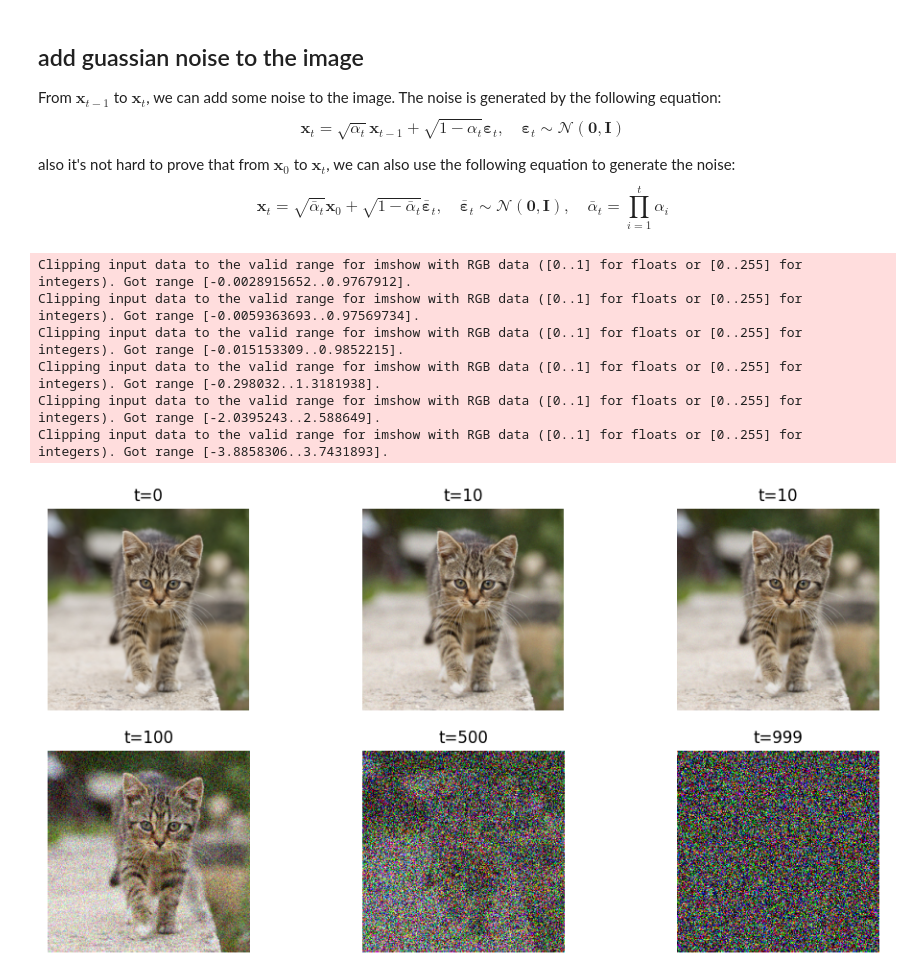
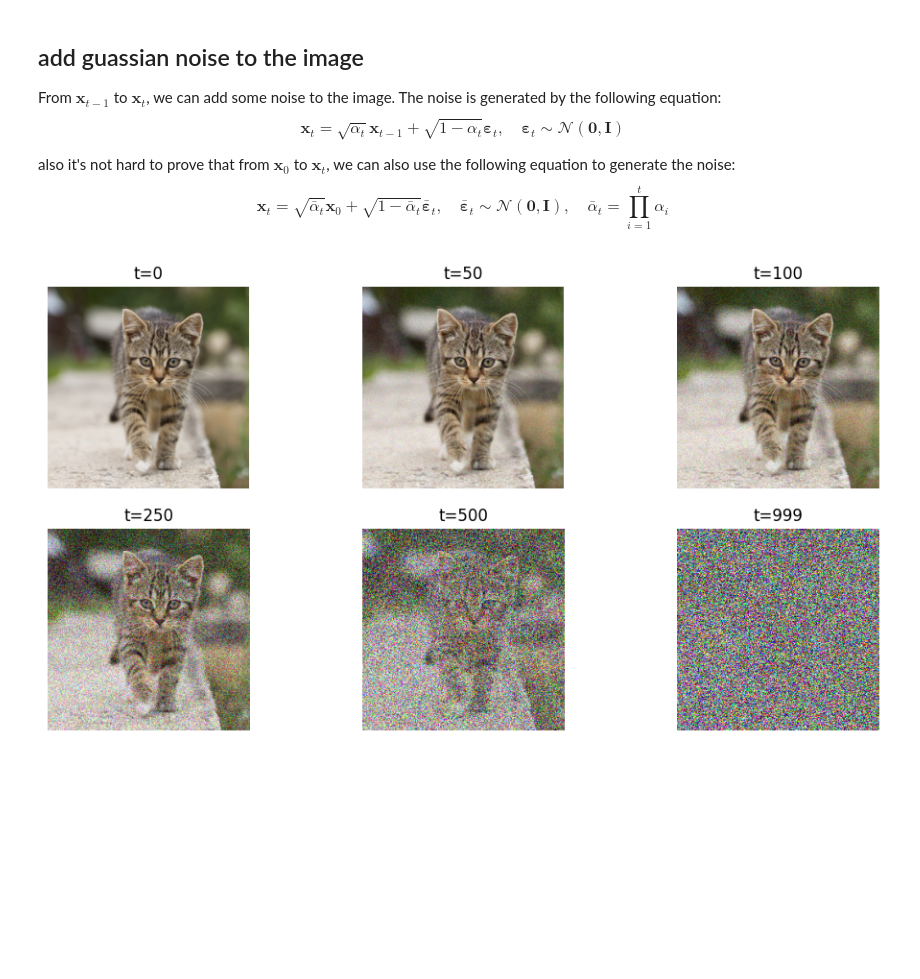
Before and after one commit to Wuqiqi123/ddpm, a Jupyter notebook: ddpm.ipynb, the cells around one changed output. Saved outputs shown, nothing was run; the diff lists cells and outputs as text; code cells hidden in the pictures; blank space fills up the shorter version.

```diff
--- a/ddpm.ipynb
+++ b/ddpm.ipynb
@@ -21,41 +21,37 @@ alpha = 1 - beta
 bar_alpha = torch.cumprod(alpha, 0)
 sqrt_bar_alpha = torch.sqrt(bar_alpha)
 sqrt_bar_beta = torch.sqrt(1 - sqrt_bar_alpha)
 
 
-def sample_x(x_0, t, bar_alpha, bar_beta, noise=None):
+def sample_x(x_0, t, sqrt_bar_alpha, sqrt_bar_beta, noise=None):
     if not noise: noise = torch.randn_like(x_0)
     shape = (x_0.shape[0], 1, 1, 1)
-    return x_0 * bar_alpha[t].view(shape) + noise * bar_beta[t].view(shape), noise
+    return x_0 * sqrt_bar_alpha[t].view(shape) + noise * sqrt_bar_beta[t].view(shape), noise
 
 ## read image
 img = Image.open("./tiger_cat.jpg")
 img = img.resize((256, 256))
-img = torch.tensor(np.array(img)).permute(2, 0, 1).float() / 255
+img = (torch.tensor(np.array(img)).permute(2, 0, 1).float() / 255 - 0.5) * 2
 img = rearrange(img, 'c h w -> () c h w')
 
-t_list = [0, 10, 10, 100, 500, 999]
+t_list = [0, 50, 100, 250, 500, 999]
 
 x_list = []
 for t in t_list:
     x, noise = sample_x(img, t, bar_alpha, sqrt_bar_beta)
+    x = torch.clamp(x, -1, 1)
+    x =  (x + 1) / 2
     x_list.append(x)
 
 x_list = torch.cat(x_list, 0)
 x_list = rearrange(x_list, 't c h w -> t h w c')
 
 plt.figure(figsize=(12, 6))
 for i, t in enumerate(t_list):
     plt.subplot(2, 3, i + 1)
     plt.imshow(x_list[i])
     plt.title(f"t={t}")
     plt.axis("off")
 plt.show()
 # %% [output]
-Clipping input data to the valid range for imshow with RGB data ([0..1] for floats or [0..255] for integers). Got range [-0.0028915652..0.9767912].
-Clipping input data to the valid range for imshow with RGB data ([0..1] for floats or [0..255] for integers). Got range [-0.0059363693..0.97569734].
-Clipping input data to the valid range for imshow with RGB data ([0..1] for floats or [0..255] for integers). Got range [-0.015153309..0.9852215].
-Clipping input data to the valid range for imshow with RGB data ([0..1] for floats or [0..255] for integers). Got range [-0.298032..1.3181938].
-Clipping input data to the valid range for imshow with RGB data ([0..1] for floats or [0..255] for integers). Got range [-2.0395243..2.588649].
-Clipping input data to the valid range for imshow with RGB data ([0..1] for floats or [0..255] for integers). Got range [-3.8858306..3.7431893].
-[figure, old version]
+[figure, new version]
```
Also changed, not shown: parts of 3 cells of this notebook.
